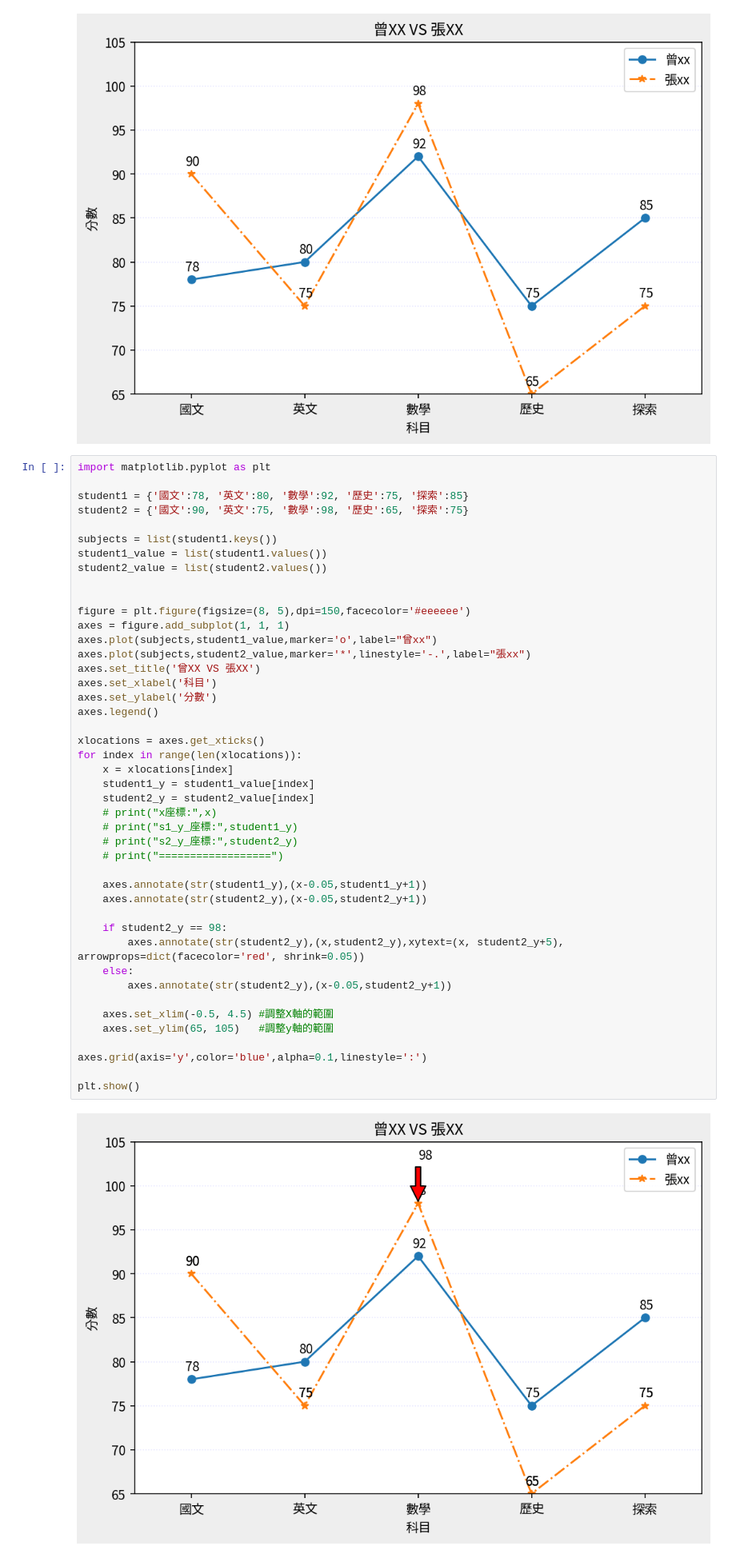
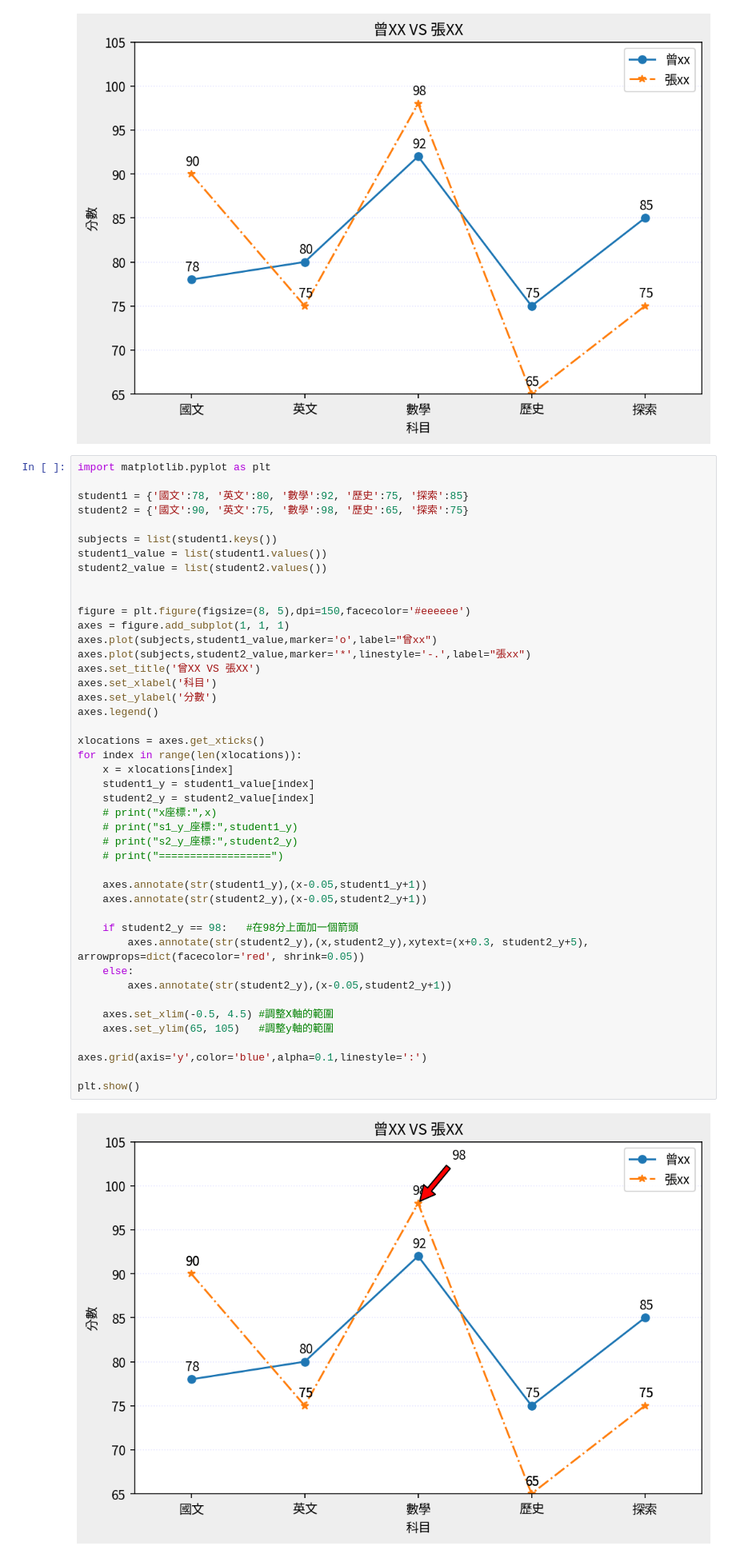
Before and after one commit to Chi-Feng-Tseng/test, a Jupyter notebook: lesson13/lesson13_3.ipynb, the cells around one changed output. Shown: that part at 80% size. Cells and saved outputs as stored; diff of their text form.

```diff
--- a/lesson13/lesson13_3.ipynb
+++ b/lesson13/lesson13_3.ipynb
@@ -209,33 +209,33 @@ axes = figure.add_subplot(1, 1, 1)
 axes.plot(subjects,student1_value,marker='o',label="曾xx")
 axes.plot(subjects,student2_value,marker='*',linestyle='-.',label="張xx")
 axes.set_title('曾XX VS 張XX')
 axes.set_xlabel('科目')
 axes.set_ylabel('分數')
 axes.legend()
 
 xlocations = axes.get_xticks()
 for index in range(len(xlocations)):
     x = xlocations[index]
     student1_y = student1_value[index]
     student2_y = student2_value[index]
     # print("x座標:",x)
     # print("s1_y_座標:",student1_y)
     # print("s2_y_座標:",student2_y)
     # print("==================")
 
     axes.annotate(str(student1_y),(x-0.05,student1_y+1))
     axes.annotate(str(student2_y),(x-0.05,student2_y+1))
 
-    if student2_y == 98:
-        axes.annotate(str(student2_y),(x,student2_y),xytext=(x, student2_y+5), arrowprops=dict(facecolor='red', shrink=0.05))
+    if student2_y == 98:   #在98分上面加一個箭頭
+        axes.annotate(str(student2_y),(x,student2_y),xytext=(x+0.3, student2_y+5), arrowprops=dict(facecolor='red', shrink=0.05))
     else:
         axes.annotate(str(student2_y),(x-0.05,student2_y+1))
 
     axes.set_xlim(-0.5, 4.5) #調整X軸的範圍
     axes.set_ylim(65, 105)   #調整y軸的範圍
 
 axes.grid(axis='y',color='blue',alpha=0.1,linestyle=':')
 
 plt.show()
 # %% [output]
-[figure, old version]
+[figure, new version]
```
